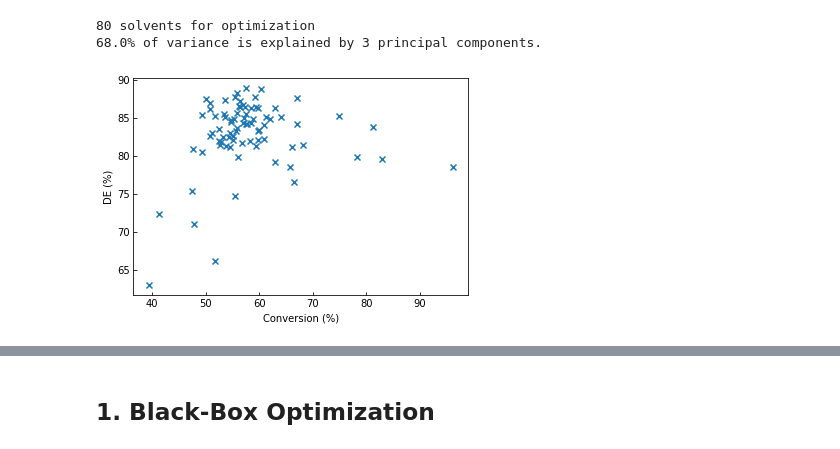
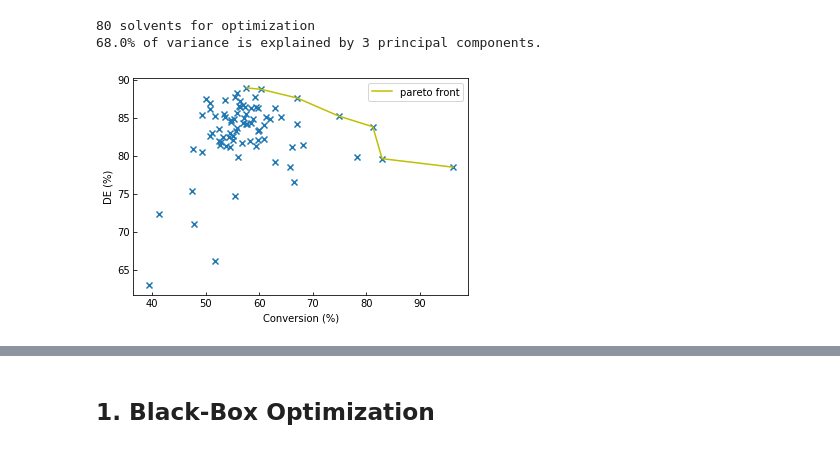
Before and after one commit to sustainable-processes/summit, a Jupyter notebook: case_studies/in_silico_studies/solvent_optimization_visualization.ipynb, the cells around one changed output, grey strips where cells are left out. Cells and saved outputs as stored; diff of their text form; code cells hidden in the pictures.

Commit message:
Update in-silico studies with pareto front calculation

```diff
--- a/case_studies/in_silico_studies/solvent_optimization_visualization.ipynb
+++ b/case_studies/in_silico_studies/solvent_optimization_visualization.ipynb
@@ -18,17 +21,20 @@ solvent_ds_pcs = create_pcs_ds(num_components=3)
 # %%
 #Visualize all potential experiments
 random_state = np.random.RandomState(1000)
 all_experiments = [experiment(cas, solvent_ds_pcs, random_state)
                    for cas in solvent_ds_pcs.index.values]
 all_experiments = np.array(all_experiments)
+pareto, pareto_indices = pareto_front(all_experiments)
 ax = plt.subplot(111)
 ax.set_xlabel('Conversion (%)'); ax.set_ylabel('DE (%)')
 ax.scatter(all_experiments[:, 0], all_experiments[:, 1], marker='x')
+ax.plot(pareto[:, 0], pareto[:, 1], c='y', label='pareto front')
+ax.legend()
 ax.tick_params(direction='in')
 plt.savefig('outputs/in_silico_experiment_space.png')
 plt.savefig('outputs/in_silico_experiment_space.svg')
 # %% [output]
-[figure, old version]
+[figure, new version]
 # %%
 #Dsiplay best solvent in conversion and diasteromeric excess respectively
 max_idx = np.argmax(all_experiments, axis=0)
```
Also changed, not shown: parts of 3 cells of this notebook, 3 other files.
